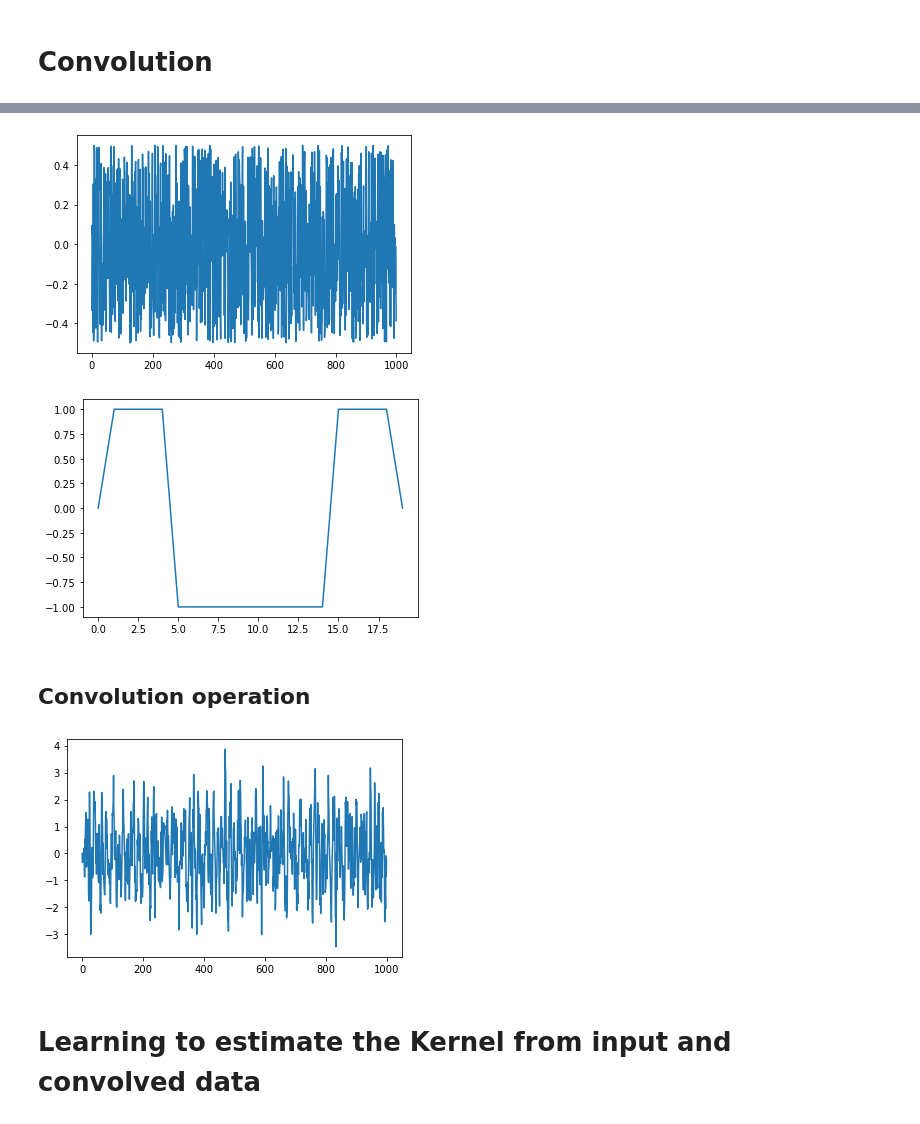
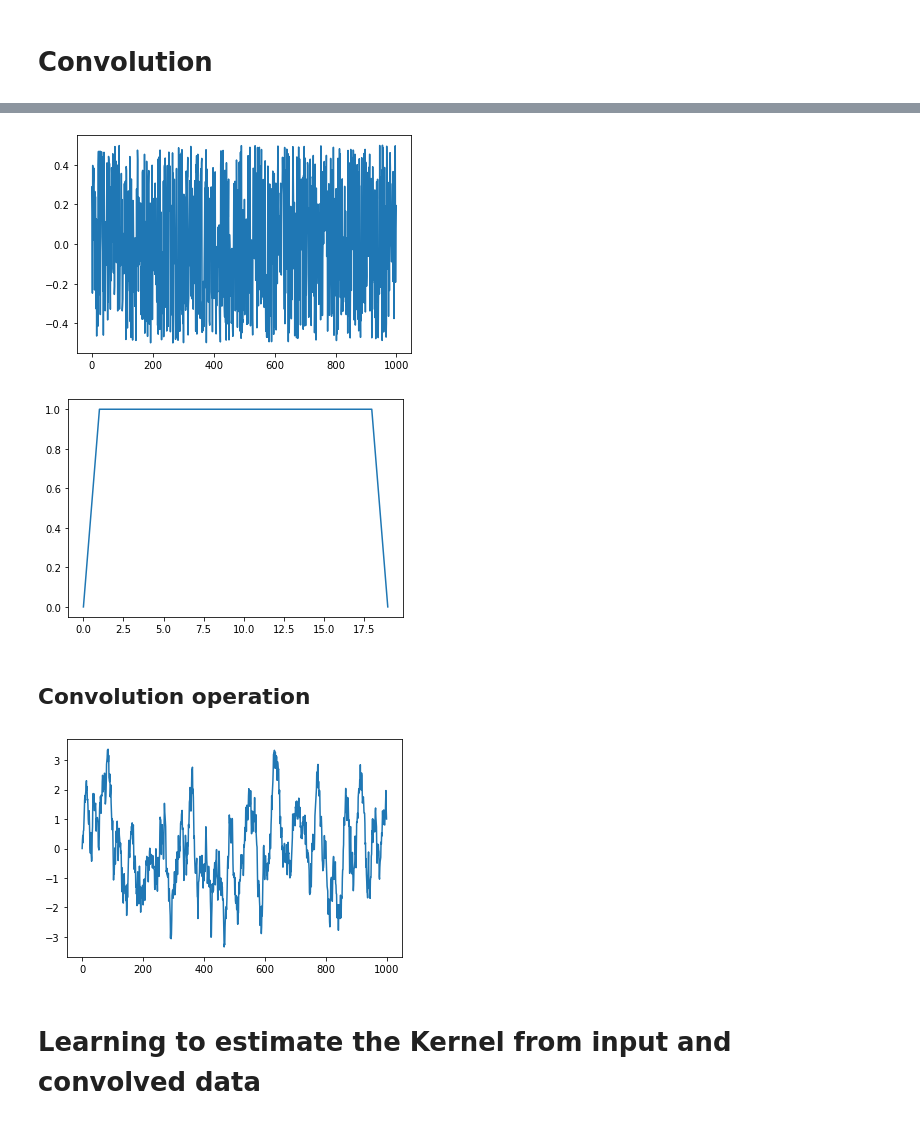
Before and after one commit to jkumarres/ML_Discussion, a Jupyter notebook: ConvolutionLearning.ipynb, the cells around one changed output, grey strips where cells are left out. Cells and saved outputs as stored; diff of their text form; code cells hidden in the pictures.

```diff
--- a/ConvolutionLearning.ipynb
+++ b/ConvolutionLearning.ipynb
@@ -11,22 +11,22 @@ Ref: https://e2eml.school/convolution_one_d.html
 # %%
 NumberGridPoints = 1000
 KernelSize = 20
 
 f = 0.5 - np.random.rand( NumberGridPoints )
 
 Kernel = np.ones( KernelSize )
-Kernel[5:15] = -1
+# Kernel[5:15] = -1
 Kernel[0] = 0
 Kernel[-1] = 0
 
 plt.plot(f)
 plt.show()
 
 plt.plot(Kernel)
 plt.show()
 # %% [output]
-[figure, old version]
+[figure, new version]
-[figure, old version]
+[figure, new version]
 # %% [markdown]
 ## Convolution operation
 # %%
@@ -40,7 +40,7 @@ for i in range(NumberGridPoints):
 plt.plot(h)
 plt.show()
 # %% [output]
-[figure, old version]
+[figure, new version]
 # %% [markdown]
 # Learning to estimate the Kernel from input and convolved data
 # %% [markdown]
```
Also changed, not shown: parts of 1 cell of this notebook, 6 other files.
